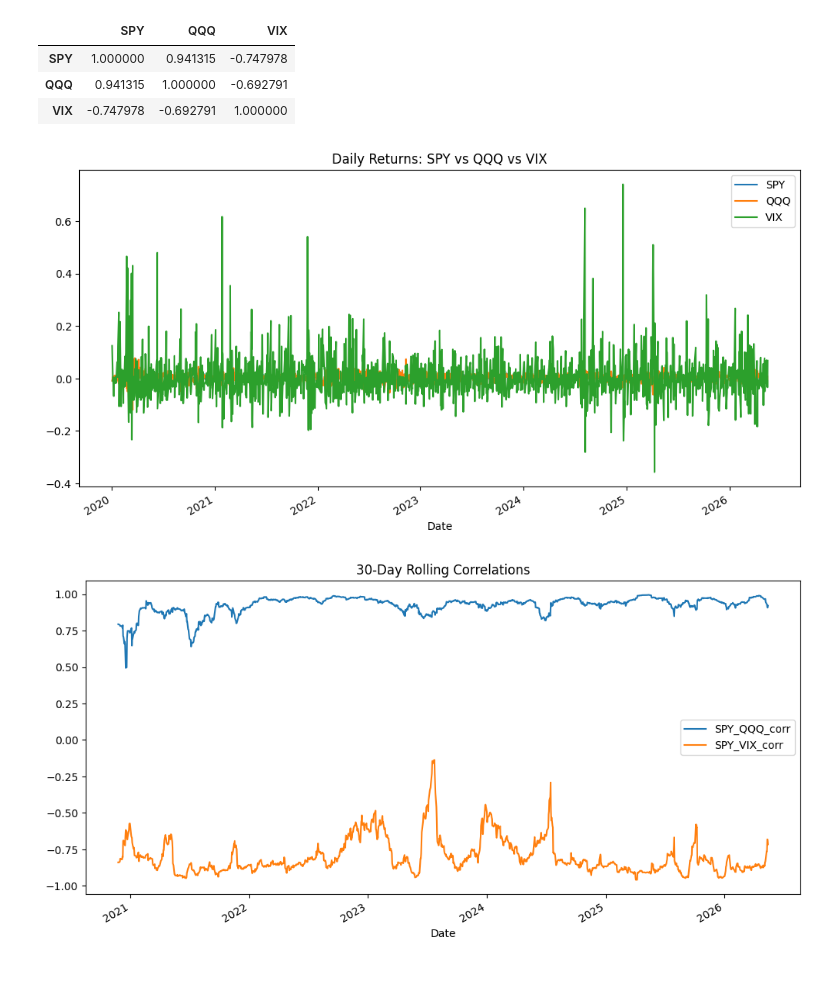
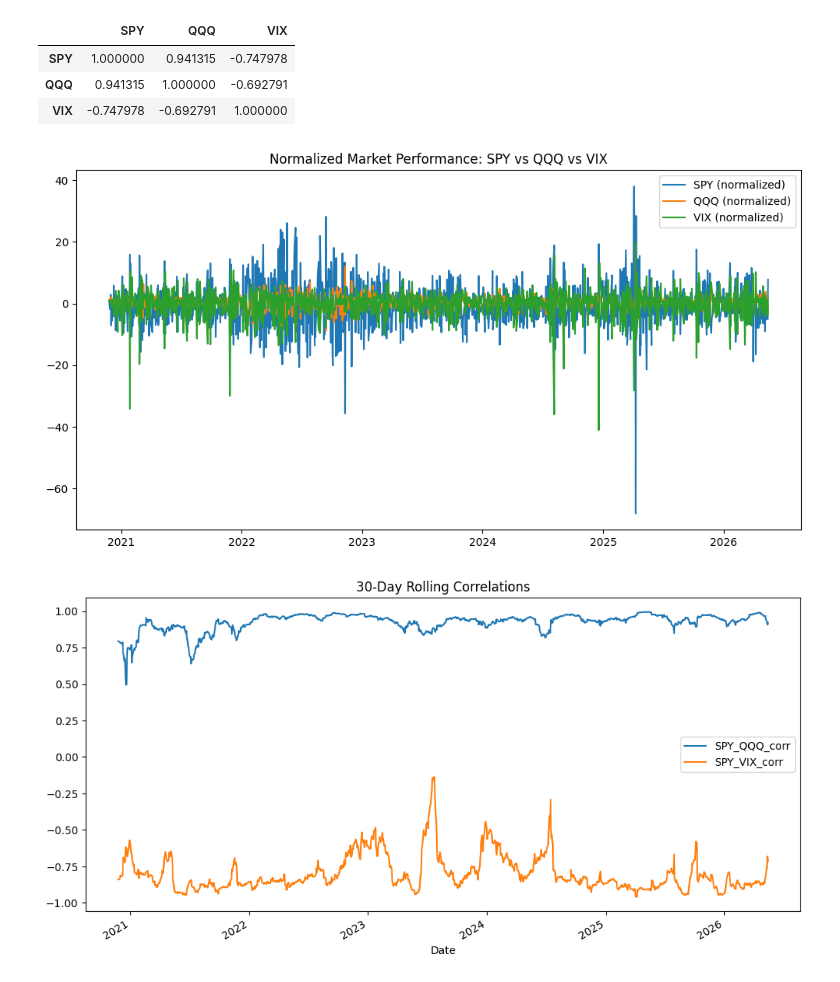
Before and after one commit to Aarni-git/times-series-project, a Jupyter notebook: analysis.ipynb, the cells around one changed output. Drawn from its saved outputs; the diff is of its cells as text; code cells hidden in the pictures.

Commit message:
Normalized market performance

```diff
--- a/analysis.ipynb
+++ b/analysis.ipynb
@@ -74,12 +74,20 @@ combined.corr()
 | QQQ | 0.941315 | 1.000000 | -0.692791 |
 | VIX | -0.747978 | -0.692791 | 1.000000 |
 # %%
-combined.plot(figsize=(12,6))
+combined = combined.dropna()
 
-plt.title("Daily Returns: SPY vs QQQ vs VIX")
+norm = combined / combined.iloc[0]
+
+plt.figure(figsize=(12,6))
+plt.plot(norm["SPY"], label="SPY (normalized)")
+plt.plot(norm["QQQ"], label="QQQ (normalized)")
+plt.plot(norm["VIX"], label="VIX (normalized)")
+
+plt.title("Normalized Market Performance: SPY vs QQQ vs VIX")
+plt.legend()
 plt.show()
 # %% [output]
-[figure, old version]
+[figure, new version]
 # %%
 combined["SPY_QQQ_corr"] = combined["SPY"].rolling(30).corr(combined["QQQ"])
 combined["SPY_VIX_corr"] = combined["SPY"].rolling(30).corr(combined["VIX"])
```
